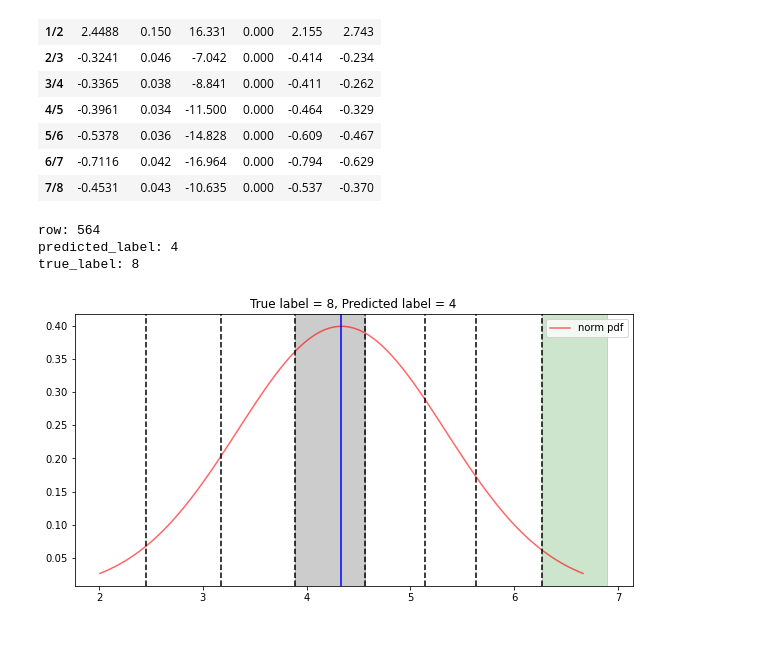
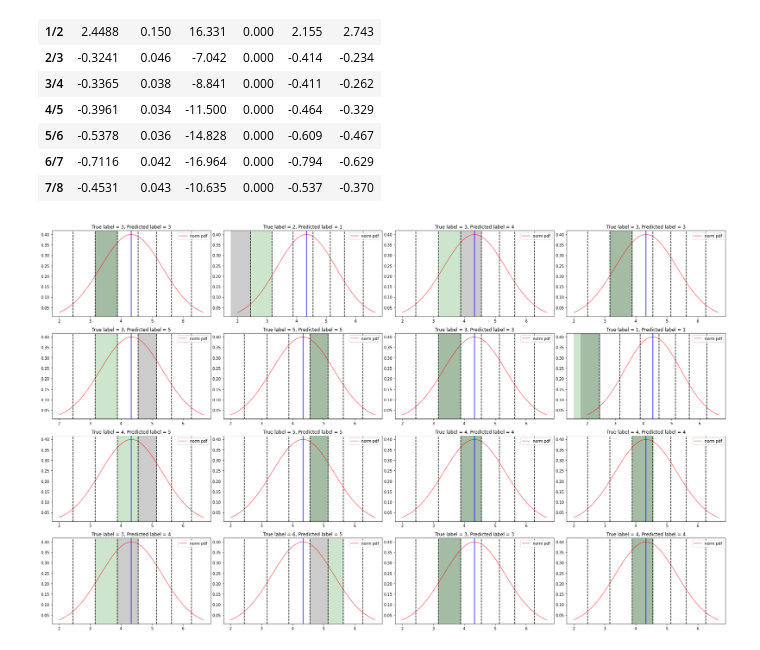
Before and after one commit to eduardbermejo/blog, a Jupyter notebook: _notebooks/2021-02-02-Ranking.ipynb, the cells around one changed output. Saved outputs shown, nothing was run; the diff lists cells and outputs as text; code cells hidden in the pictures.

```diff
--- a/_notebooks/2021-02-02-Ranking.ipynb
+++ b/_notebooks/2021-02-02-Ranking.ipynb
@@ -146,43 +149,44 @@ num_of_thresholds = 7
 thresholds = mod_prob.transform_threshold_params(res_prob.params[-num_of_thresholds:])#[1:num_of_thresholds + 1]
 coefficients = [0.6831, 7.9829, 5.7866, 3.0927, -8.2448, -2.6864, 3.9445]
 # %%
-row = np.random.randint(0, abalone_data.shape[0])
-predicted_label = res_prob.predict(abalone_data.iloc[row: row+1, [1,2,3,4,5,6,7]]).values.argmax() + 1
-mean_i = np.dot(coefficients, abalone_data.iloc[row, [1,2,3,4,5,6,7]].values)
-true_label = abalone_data.loc[row, 'response']
-print(f'row: {row} \npredicted_label: {predicted_label} \ntrue_label: {true_label}')
+def generate_result():
+    row = np.random.randint(0, abalone_data.shape[0])
+    predicted_label = res_prob.predict(abalone_data.iloc[row: row+1, [1,2,3,4,5,6,7]]).values.argmax() + 1
+    mean_i = np.dot(coefficients, abalone_data.iloc[row, [1,2,3,4,5,6,7]].values)
+    true_label = abalone_data.loc[row, 'response']
+    return true_label, predicted_label
+#print(f'row: {row} \npredicted_label: {predicted_label} \ntrue_label: {true_label}')
-# %% [output]
-row: 564
-predicted_label: 4
-true_label: 8
 # %%
-fig, ax = plt.subplots(1, 1, figsize=(10,5))
-x = np.linspace(norm.ppf(0.01, loc=mean_i),
-                norm.ppf(0.99, loc=mean_i), 100)
-sns.lineplot(x=x, y=norm.pdf(x, loc=mean_i),color='r', alpha=0.6, label='norm pdf')
-plt.axvline(mean_i, color='b')
+fig, axes = plt.subplots(4, 4, figsize=(25,15))
+axes = axes.ravel()
+for ax in axes:
+    true_label, predicted_label = generate_result()
+    x = np.linspace(norm.ppf(0.01, loc=mean_i),
+                    norm.ppf(0.99, loc=mean_i), 100)
+    sns.lineplot(x=x, y=norm.pdf(x, loc=mean_i),color='r', alpha=0.6, label='norm pdf', ax=ax)
+    ax.axvline(mean_i, color='b')
 
-index = np.where(thresholds<mean_i)[0][-1]
+    if thresholds[predicted_label] == np.inf:
+        ax.axvspan(thresholds[predicted_label - 1], ax.get_xlim()[1], alpha=0.2, color='k')
+    elif thresholds[predicted_label - 1] == -np.inf:
+        ax.axvspan(ax.get_xlim()[0], thresholds[predicted_label], alpha=0.2, color='k')
+    else:
+        ax.axvspan(thresholds[predicted_label - 1], thresholds[predicted_label], alpha=0.2, color='k')
 
-if thresholds[predicted_label] == np.inf:
-    plt.axvspan(thresholds[predicted_label - 1], ax.get_xlim()[1], alpha=0.2, color='k')
-elif thresholds[predicted_label - 1] == -np.inf:
-    plt.axvspan(ax.get_xlim()[0], thresholds[predicted_label], alpha=0.2, color='k')
-else:
-    plt.axvspan(thresholds[predicted_label - 1], thresholds[predicted_label], alpha=0.2, color='k')
+    if thresholds[true_label] == np.inf:
+        ax.axvspan(thresholds[true_label - 1], ax.get_xlim()[1], alpha=0.2, color='g')
+    elif thresholds[true_label - 1] == -np.inf:
+        ax.axvspan(ax.get_xlim()[0], thresholds[true_label], alpha=0.2, color='g')
+    else:
+        ax.axvspan(thresholds[true_label - 1], thresholds[true_label], alpha=0.2, color='g')
+    for th in thresholds:
+        ax.axvline(th, 0, color='k', linestyle='--')
 
-if thresholds[true_label] == np.inf:
-    plt.axvspan(thresholds[true_label - 1], ax.get_xlim()[1], alpha=0.2, color='g')
-elif thresholds[true_label - 1] == -np.inf:
-    plt.axvspan(ax.get_xlim()[0], thresholds[true_label], alpha=0.2, color='g')
-else:
-    plt.axvspan(thresholds[true_label - 1], thresholds[true_label], alpha=0.2, color='g')
-for th in thresholds:
-    ax.axvline(th, 0, color='k', linestyle='--')
+    ax.set_title(f'True label = {true_label}, Predicted label = {predicted_label}')
 
-plt.title(f'True label = {true_label}, Predicted label = {predicted_label}');
+plt.tight_layout();
 # %% [output]
-[figure, old version]
+[figure, new version]
 # %% [markdown]
 ## Ranking Learning
 
```
Also changed, not shown: parts of 18 cells of this notebook.
